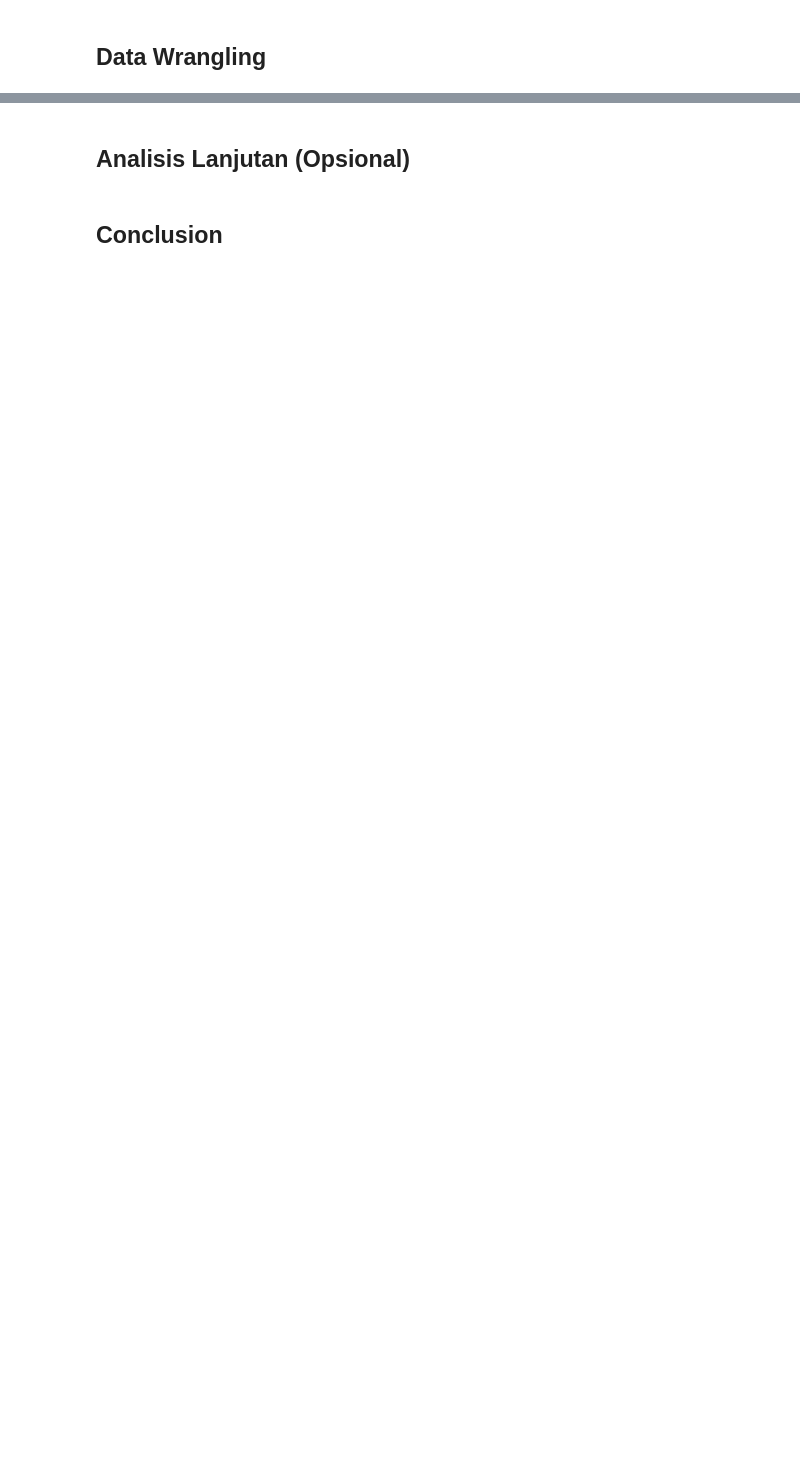
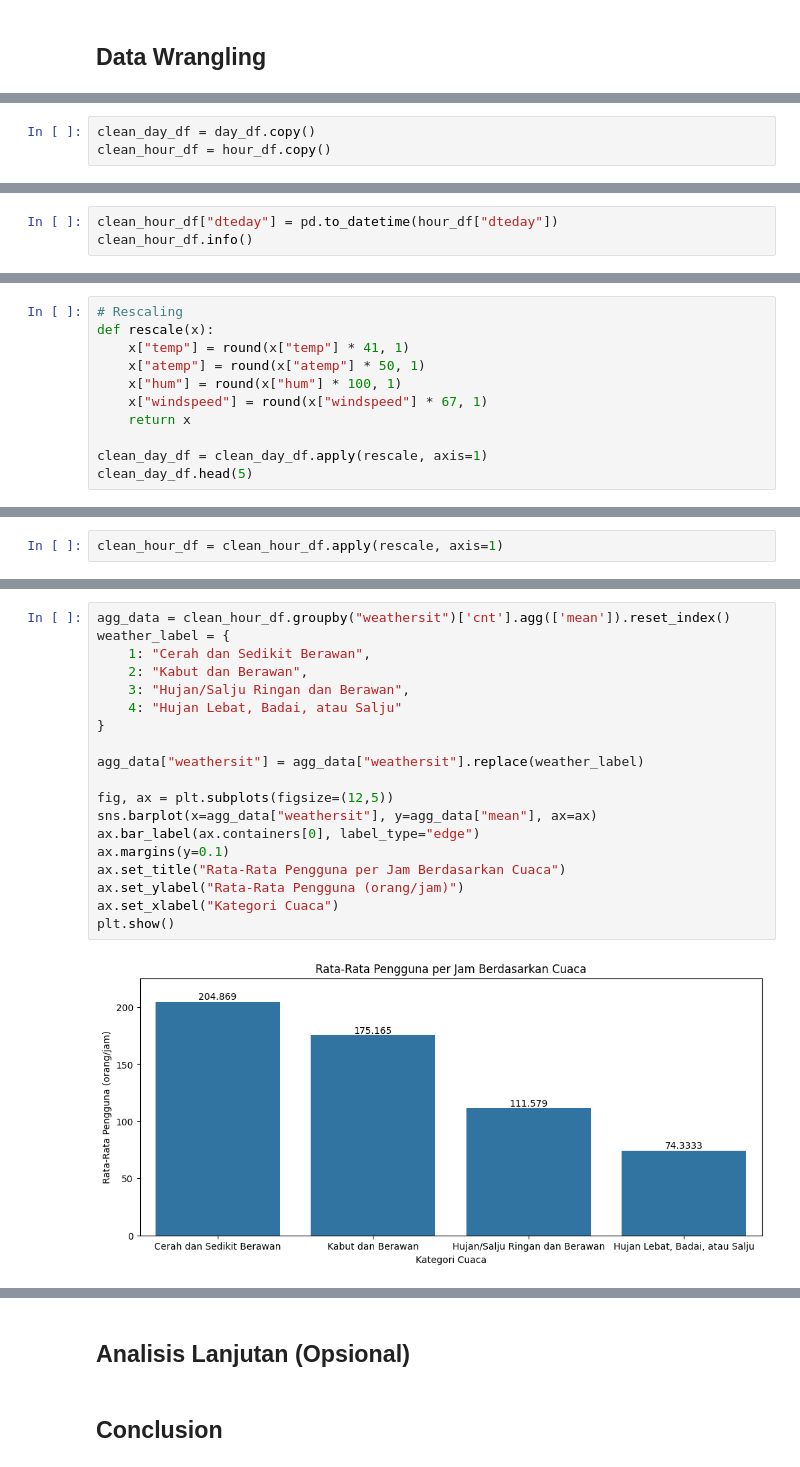
Before and after one commit to evanmantan/dicoding-data-analysis, a Jupyter notebook: notebook.ipynb, the cells around one changed output, grey strips where cells are left out. Saved outputs shown, nothing was run; the diff lists cells and outputs as text; blank space fills up the shorter version.

```diff
--- a/notebook.ipynb
+++ b/notebook.ipynb
@@ -54,0 +134,3 @@ import seaborn as sns
+# %%
+clean_day_df = day_df.copy()
+clean_hour_df = hour_df.copy()
@@ -54,0 +158,3 @@ import seaborn as sns
+# %%
+clean_hour_df["dteday"] = pd.to_datetime(hour_df["dteday"])
+clean_hour_df.info()
@@ -54,0 +179,11 @@ import seaborn as sns
+# %%
+# Rescaling
+def rescale(x):
+    x["temp"] = round(x["temp"] * 41, 1)
+    x["atemp"] = round(x["atemp"] * 50, 1)
+    x["hum"] = round(x["hum"] * 100, 1)
+    x["windspeed"] = round(x["windspeed"] * 67, 1)
+    return x
+
+clean_day_df = clean_day_df.apply(rescale, axis=1)
+clean_day_df.head(5)
@@ -54,0 +197,2 @@ import seaborn as sns
+# %%
+clean_hour_df = clean_hour_df.apply(rescale, axis=1)
@@ -54,0 +441,21 @@ import seaborn as sns
+# %%
+agg_data = clean_hour_df.groupby("weathersit")['cnt'].agg(['mean']).reset_index()
+weather_label = {
+    1: "Cerah dan Sedikit Berawan",
+    2: "Kabut dan Berawan",
+    3: "Hujan/Salju Ringan dan Berawan",
+    4: "Hujan Lebat, Badai, atau Salju"
+}
+
+agg_data["weathersit"] = agg_data["weathersit"].replace(weather_label)
+
+fig, ax = plt.subplots(figsize=(12,5))
+sns.barplot(x=agg_data["weathersit"], y=agg_data["mean"], ax=ax)
+ax.bar_label(ax.containers[0], label_type="edge")
+ax.margins(y=0.1)
+ax.set_title("Rata-Rata Pengguna per Jam Berdasarkan Cuaca")
+ax.set_ylabel("Rata-Rata Pengguna (orang/jam)")
+ax.set_xlabel("Kategori Cuaca")
+plt.show()
+# %% [output]
+[figure, added]
```
Also changed, not shown: parts of 69 cells of this notebook, 3 other files.
